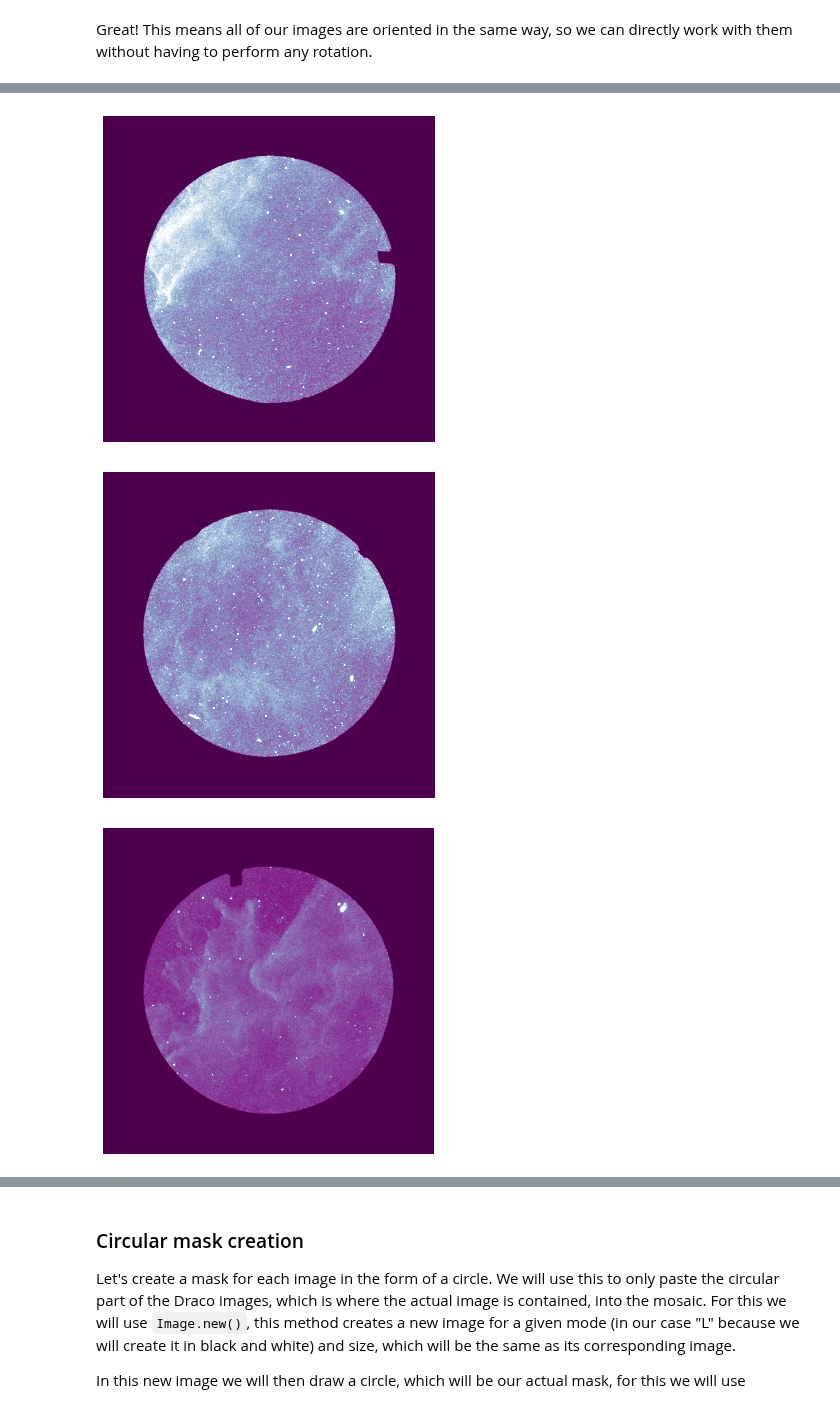
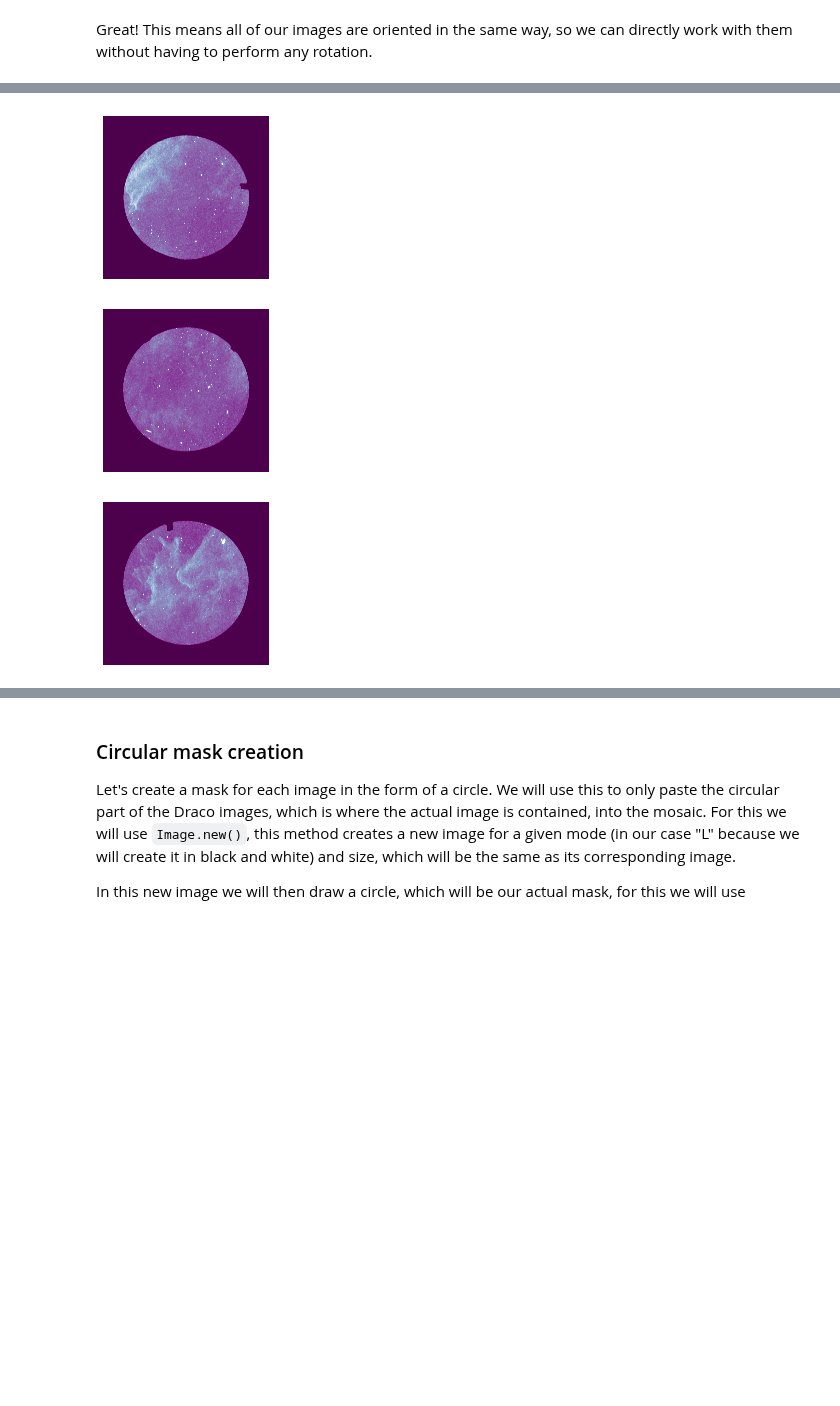
Before and after one commit to ScienceBetter/notebooks-stsci, a Jupyter notebook: surveying_dust_structure_via_GALEX_MIS_pt2/surveying_dust_structure_via_GALEX_MIS_pt2.ipynb, the cells around one changed output, grey strips where cells are left out. Cells and saved outputs as stored; diff of their text form; code cells hidden in the pictures; blank space fills up the shorter version.

```diff
--- a/surveying_dust_structure_via_GALEX_MIS_pt2/surveying_dust_structure_via_GALEX_MIS_pt2.ipynb
+++ b/surveying_dust_structure_via_GALEX_MIS_pt2/surveying_dust_structure_via_GALEX_MIS_pt2.ipynb
@@ -198,9 +201,9 @@ Because we will be using [`PIL`](https://pillow.readthedocs.io/en/stable/referen
 # %%
 for i in range(1,len(RA1_mbm15)):
-    plt.figure(figsize = (6,6),frameon=False)
+    plt.figure(figsize = (3,3),frameon=False)
     ax = plt.gca()
     ax.set_axis_off()
-    plt.imshow(images_mbm15[i], extent=[RA1_mbm15[i], RAf_mbm15[i], Dec1_mbm15[i], Decf_mbm15[i]], vmin=vmin_mbm15[i], vmax=vmax_mbm15[i], cmap='BuPu_r',origin='lower')
-    plt.savefig('mbm15_'+str(i)+'.jpg',pad_inches=0,bbox_inches='tight', dpi = 300)
+    plt.imshow(images_mbm15[i], extent=[RA1_mbm15[i], RAf_mbm15[i], Dec1_mbm15[i], Decf_mbm15[i]], vmin=vmin_mbm15[0], vmax=vmax_mbm15[0], cmap='BuPu_r',origin='lower')
+    plt.savefig('mbm15_'+str(i)+'.jpg',pad_inches=0,bbox_inches='tight')
     plt.show()
 # %% [output]
@@ -208,3 +211,3 @@ for i in range(1,len(RA1_mbm15)):
-[figure, old version]
+[figure, new version]
-[figure, old version]
+[figure, new version]
-[figure, old version]
+[figure, new version]
```
Also changed, not shown: parts of 17 cells of this notebook.
